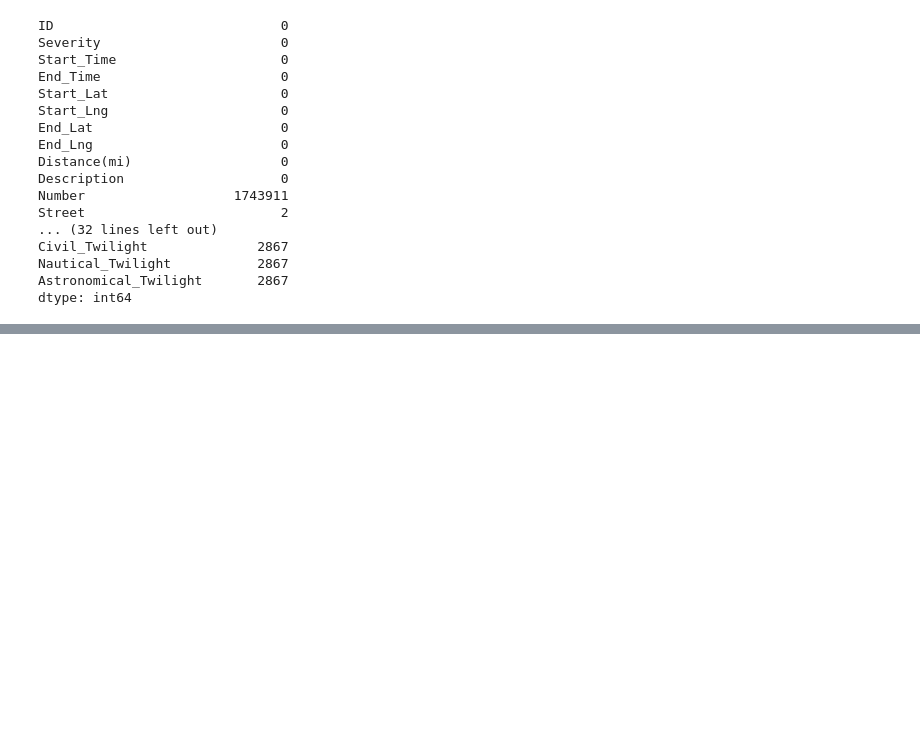
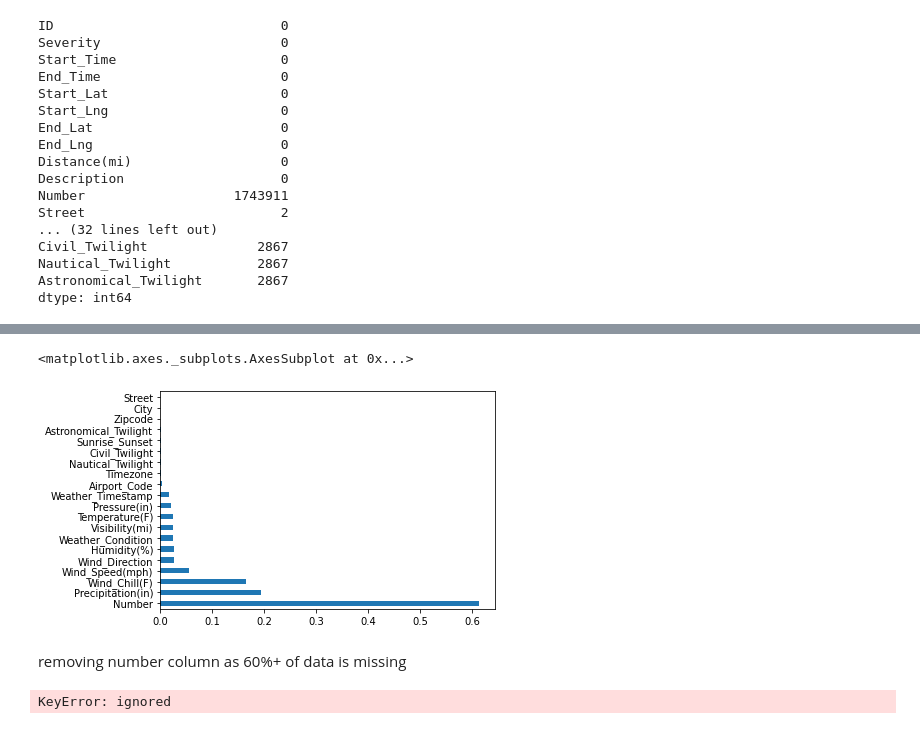
Before and after one commit to anand1994sp/My-first-repository, a Jupyter notebook: EDA_PROJECT_ON_US_ACCIDENTS2_8_MILLION_RECORDS.ipynb, the cells around one changed output, grey strips where cells are left out. Saved outputs shown, nothing was run; the diff lists cells and outputs as text; code cells hidden in the pictures; blank space fills up the shorter version.

```diff
--- a/EDA_PROJECT_ON_US_ACCIDENTS2_8_MILLION_RECORDS.ipynb
+++ b/EDA_PROJECT_ON_US_ACCIDENTS2_8_MILLION_RECORDS.ipynb
@@ -115,0 +148,11 @@ dtype: int64
+# %%
+missing_percentage[missing_percentage != 0].plot(kind='barh')
+# %% [output]
+<matplotlib.axes._subplots.AxesSubplot at 0x...>
+[figure, added]
+# %% [markdown]
+removing number column as 60%+ of data is missing
+# %%
+df.drop(['Number'],axis=1,inplace=True)
+# %% [output]
+KeyError: ignored
```
Also changed, not shown: parts of 37 cells of this notebook.
